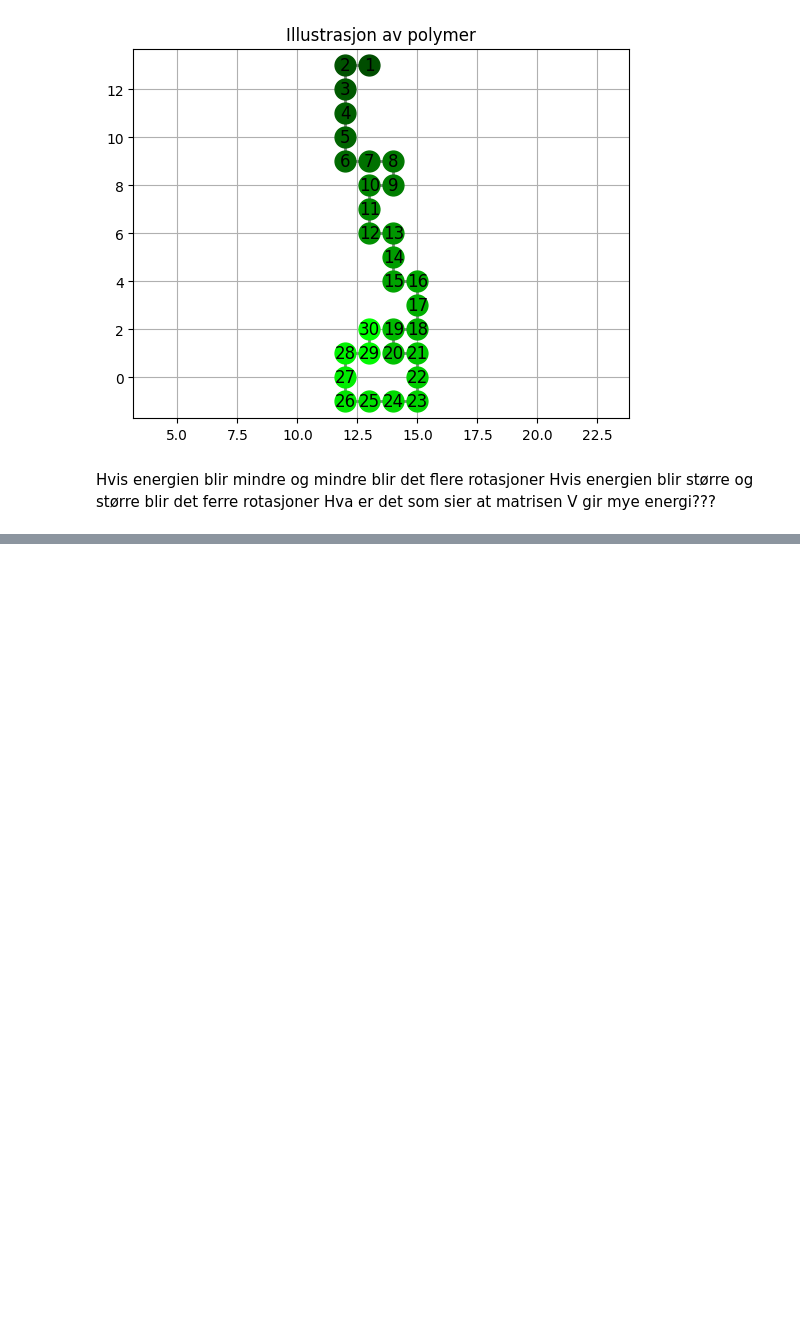
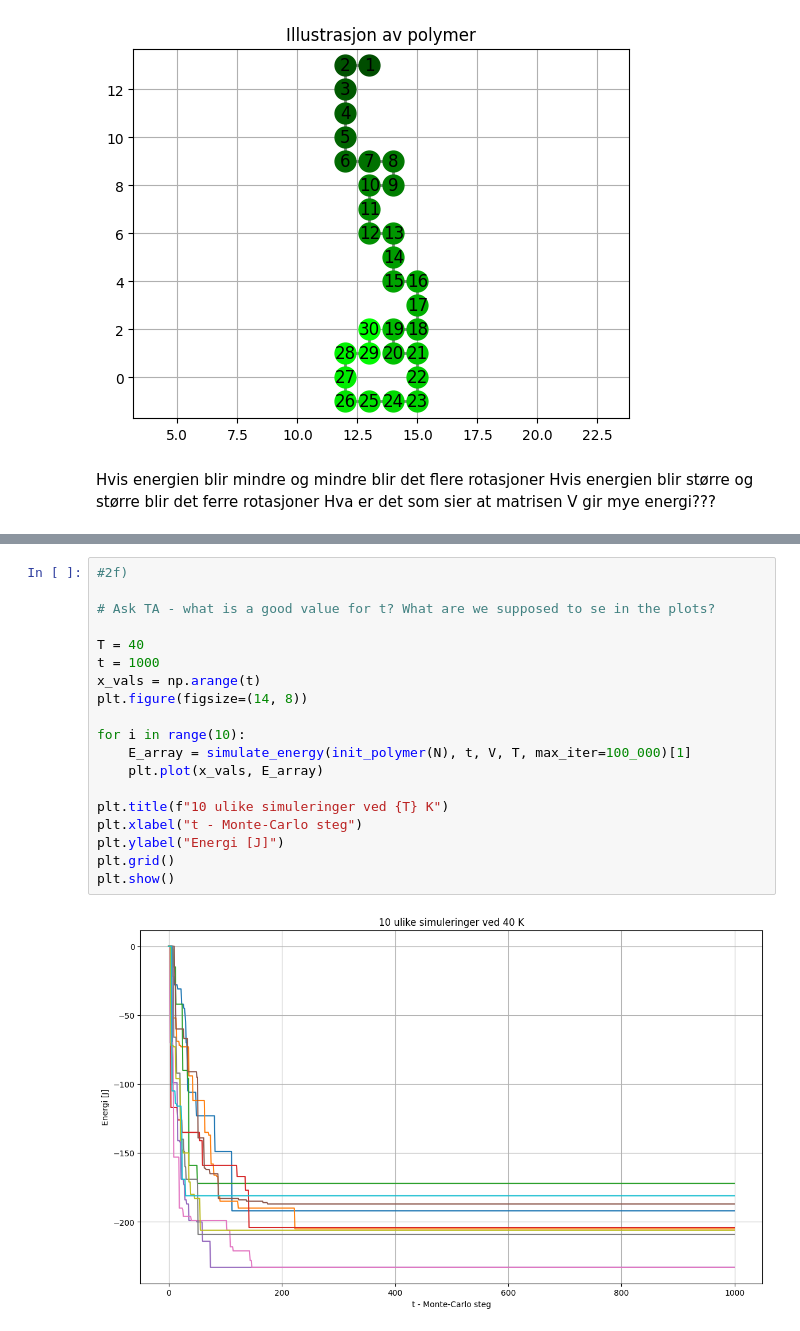
Before and after one commit to hannaroed/Vitber-bio, a Jupyter notebook: bio.ipynb, the cells around one changed output, grey strips where cells are left out. Saved outputs shown, nothing was run; the diff lists cells and outputs as text; blank space fills up the shorter version.

```diff
--- a/bio.ipynb
+++ b/bio.ipynb
@@ -513,0 +529,21 @@ T = np.arange(10 ,1000, 30)
+# %%
+#2f)
+
+# Ask TA - what is a good value for t? What are we supposed to se in the plots?
+
+T = 40
+t = 1000
+x_vals = np.arange(t)
+plt.figure(figsize=(14, 8))
+
+for i in range(10):
+    E_array = simulate_energy(init_polymer(N), t, V, T, max_iter=100_000)[1]
+    plt.plot(x_vals, E_array)
+
+plt.title(f"10 ulike simuleringer ved {T} K")
+plt.xlabel("t - Monte-Carlo steg")
+plt.ylabel("Energi [J]")
+plt.grid()
+plt.show()
+# %% [output]
+[figure, added]
```
Also changed, not shown: parts of 14 cells of this notebook.
